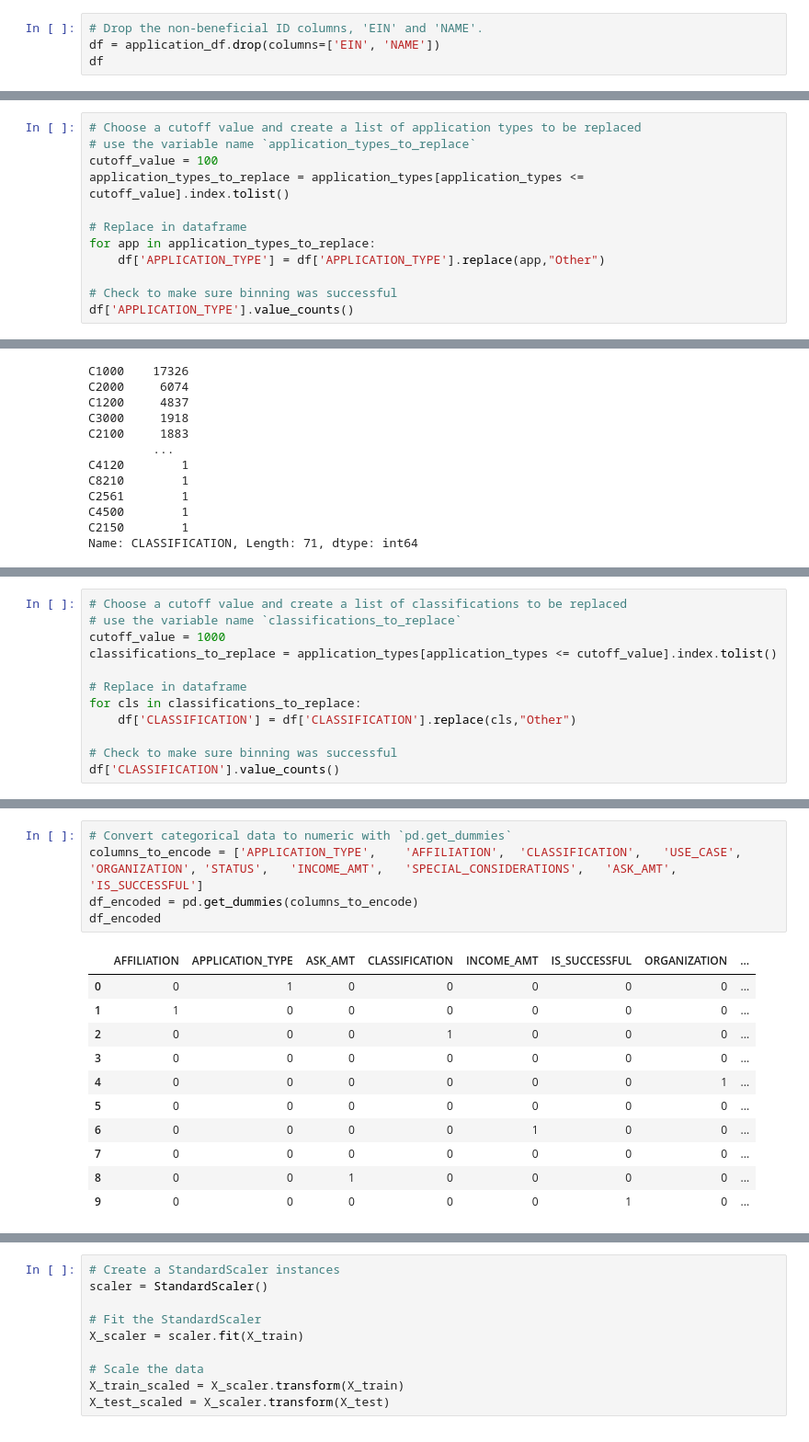
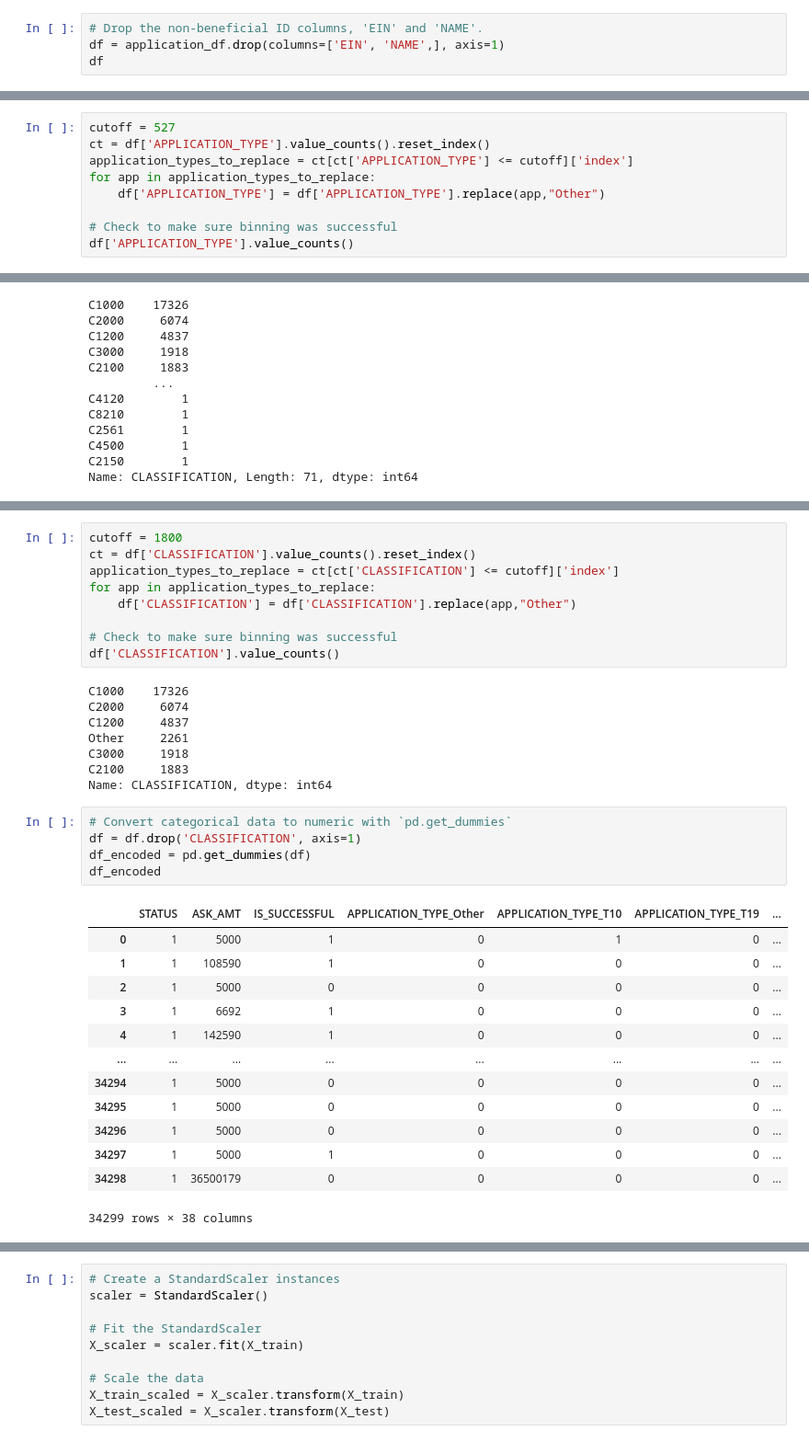
Before and after one commit to BillieOdelle/AFL---Project-3, a Jupyter notebook: AlphabetSoupCharity_Optimisation.ipynb, the cells around one changed output, grey strips where cells are left out. Shown at 92% size. Saved outputs shown, nothing was run; the diff lists cells and outputs as text.

```diff
--- a/AlphabetSoupCharity_Optimisation.ipynb
+++ b/AlphabetSoupCharity_Optimisation.ipynb
@@ -22,7 +22,7 @@ application_df.head()
 | 4 | 10556103 | GENETIC RESEARCH INSTITUTE OF THE... | T3 | Independent | C1000 | Heathcare | Trust | 1 | ... |
 # %%
 # Drop the non-beneficial ID columns, 'EIN' and 'NAME'.
-df = application_df.drop(columns=['EIN', 'NAME'])
+df = application_df.drop(columns=['EIN', 'NAME',], axis=1)
 df
 # %% [output]
 |  | APPLICATION_TYPE | AFFILIATION | CLASSIFICATION | USE_CASE | ORGANIZATION | STATUS | INCOME_AMT | ... |
@@ -78,12 +78,9 @@ T15        2
 T17        1
 Name: APPLICATION_TYPE, dtype: int64
 # %%
-# Choose a cutoff value and create a list of application types to be replaced
-# use the variable name `application_types_to_replace`
-cutoff_value = 100
-application_types_to_replace = application_types[application_types <= cutoff_value].index.tolist()
-
-# Replace in dataframe
+cutoff = 527
+ct = df['APPLICATION_TYPE'].value_counts().reset_index()
+application_types_to_replace = ct[ct['APPLICATION_TYPE'] <= cutoff]['index']
 for app in application_types_to_replace:
     df['APPLICATION_TYPE'] = df['APPLICATION_TYPE'].replace(app,"Other")
 
@@ -140,15 +136,3 @@ C1246        2
 C1267        2
 C1256        2
 Name: CLASSIFICATION, dtype: int64
-# %%
-# Choose a cutoff value and create a list of classifications to be replaced
-# use the variable name `classifications_to_replace`
-cutoff_value = 1000
-classifications_to_replace = application_types[application_types <= cutoff_value].index.tolist()
-
-# Replace in dataframe
-for cls in classifications_to_replace:
-    df['CLASSIFICATION'] = df['CLASSIFICATION'].replace(cls,"Other")
-
-# Check to make sure binning was successful
-df['CLASSIFICATION'].value_counts()
@@ -168,17 +139,36 @@ Name: CLASSIFICATION, Length: 71, dtype: int64
+# %%
+cutoff = 1800
+ct = df['CLASSIFICATION'].value_counts().reset_index()
+application_types_to_replace = ct[ct['CLASSIFICATION'] <= cutoff]['index']
+for app in application_types_to_replace:
+    df['CLASSIFICATION'] = df['CLASSIFICATION'].replace(app,"Other")
+
+# Check to make sure binning was successful
+df['CLASSIFICATION'].value_counts()
+# %% [output]
+C1000    17326
+C2000     6074
+C1200     4837
+Other     2261
+C3000     1918
+C2100     1883
+Name: CLASSIFICATION, dtype: int64
 # %%
 # Convert categorical data to numeric with `pd.get_dummies`
-columns_to_encode = ['APPLICATION_TYPE',	'AFFILIATION',	'CLASSIFICATION',	'USE_CASE',	'ORGANIZATION',	'STATUS',	'INCOME_AMT',	'SPECIAL_CONSIDERATIONS',	'ASK_AMT',	'IS_SUCCESSFUL']
-df_encoded = pd.get_dummies(columns_to_encode)
+df = df.drop('CLASSIFICATION', axis=1)
+df_encoded = pd.get_dummies(df)
 df_encoded
 # %% [output]
-|  | AFFILIATION | APPLICATION_TYPE | ASK_AMT | CLASSIFICATION | INCOME_AMT | IS_SUCCESSFUL | ORGANIZATION | ... |
-| 0 | 0 | 1 | 0 | 0 | 0 | 0 | 0 | ... |
-| 1 | 1 | 0 | 0 | 0 | 0 | 0 | 0 | ... |
-| 2 | 0 | 0 | 0 | 1 | 0 | 0 | 0 | ... |
-| 3 | 0 | 0 | 0 | 0 | 0 | 0 | 0 | ... |
-| 4 | 0 | 0 | 0 | 0 | 0 | 0 | 1 | ... |
-| 5 | 0 | 0 | 0 | 0 | 0 | 0 | 0 | ... |
-| 6 | 0 | 0 | 0 | 0 | 1 | 0 | 0 | ... |
-| 7 | 0 | 0 | 0 | 0 | 0 | 0 | 0 | ... |
-| 8 | 0 | 0 | 1 | 0 | 0 | 0 | 0 | ... |
-| 9 | 0 | 0 | 0 | 0 | 0 | 1 | 0 | ... |
+|  | STATUS | ASK_AMT | IS_SUCCESSFUL | APPLICATION_TYPE_Other | APPLICATION_TYPE_T10 | APPLICATION_TYPE_T19 | ... |
+| 0 | 1 | 5000 | 1 | 0 | 1 | 0 | ... |
+| 1 | 1 | 108590 | 1 | 0 | 0 | 0 | ... |
+| 2 | 1 | 5000 | 0 | 0 | 0 | 0 | ... |
+| 3 | 1 | 6692 | 1 | 0 | 0 | 0 | ... |
+| 4 | 1 | 142590 | 1 | 0 | 0 | 0 | ... |
+| ... | ... | ... | ... | ... | ... | ... | ... |
+| 34294 | 1 | 5000 | 0 | 0 | 0 | 0 | ... |
+| 34295 | 1 | 5000 | 0 | 0 | 0 | 0 | ... |
+| 34296 | 1 | 5000 | 0 | 0 | 0 | 0 | ... |
+| 34297 | 1 | 5000 | 1 | 0 | 0 | 0 | ... |
+| 34298 | 1 | 36500179 | 0 | 0 | 0 | 0 | ... |
+34299 rows × 38 columns
```
Also changed, not shown: parts of 14 cells of this notebook.
